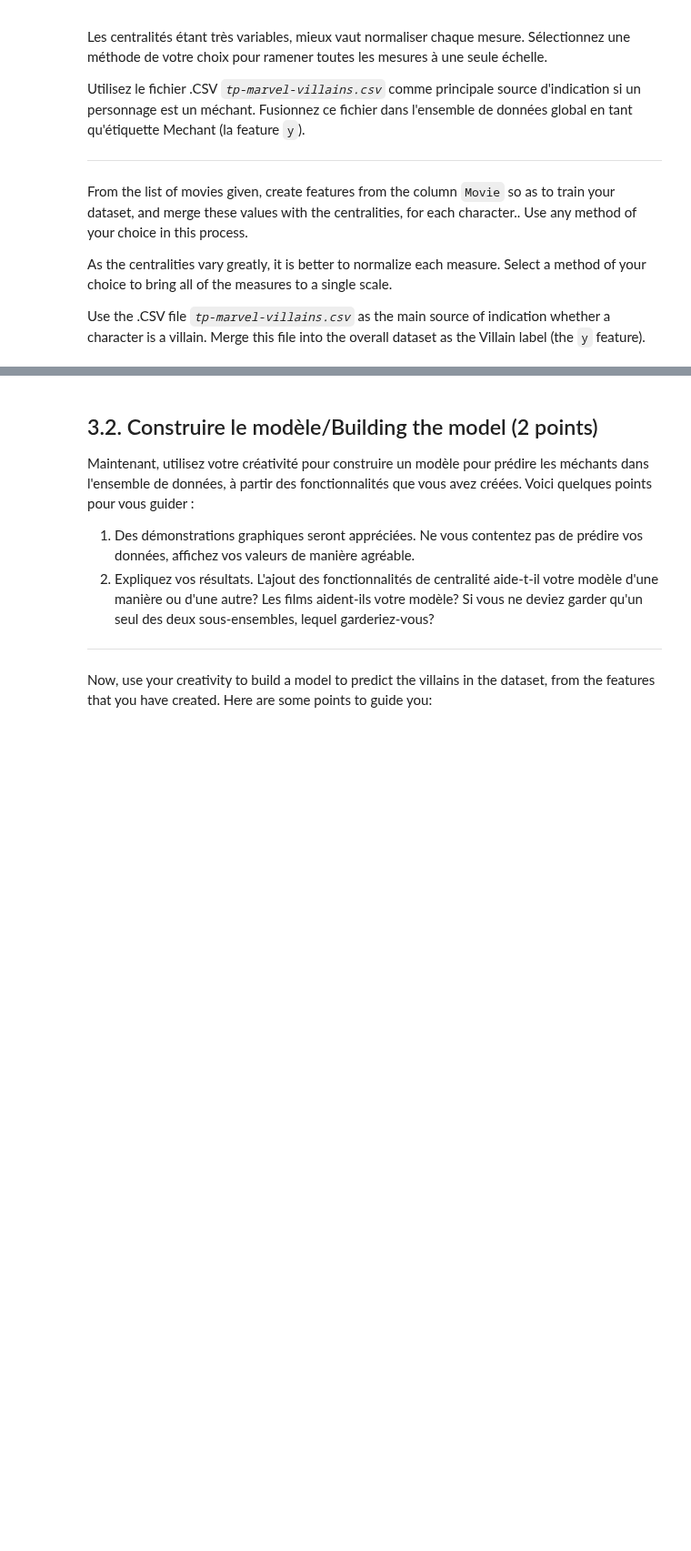
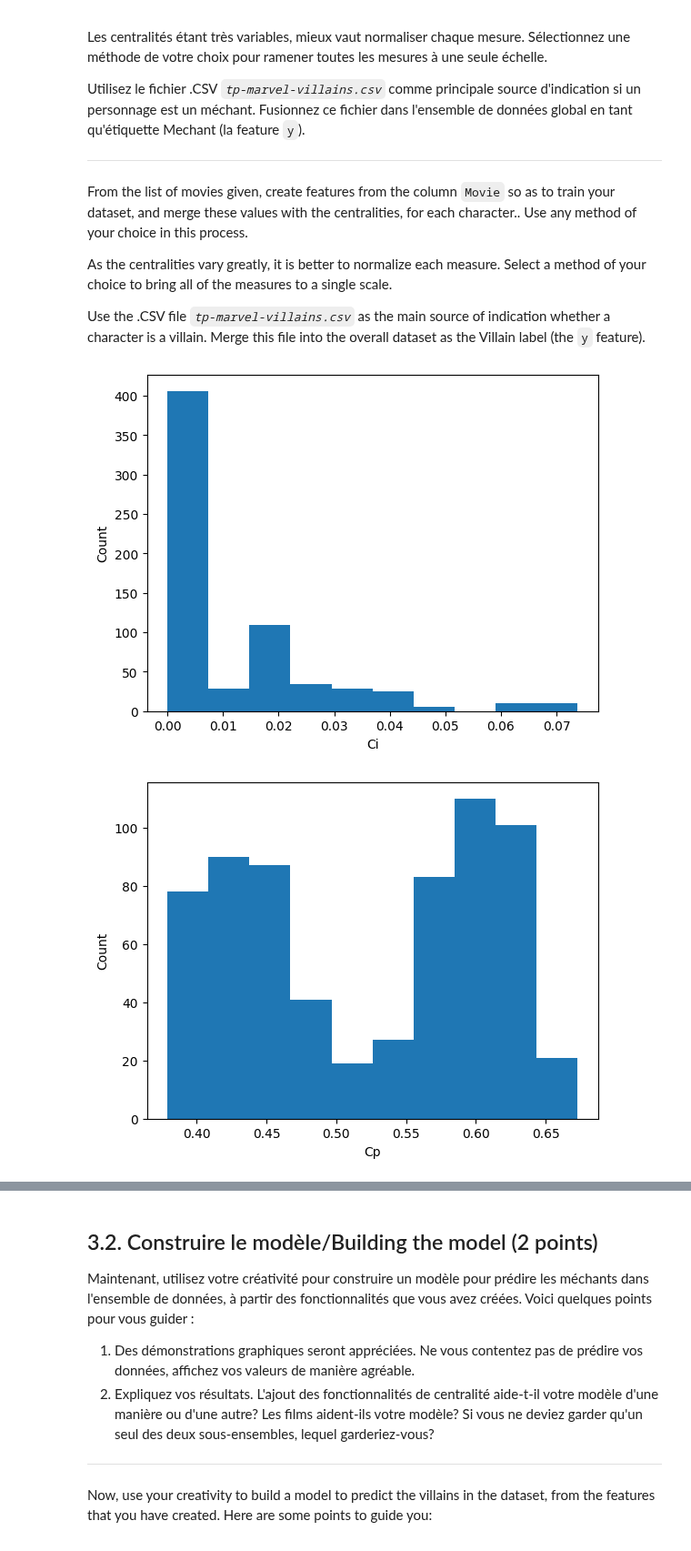
Before and after one commit to marcomudenge/Spark_GCP_Market_Basket_Analysis, a Jupyter notebook: TP3/TP3.ipynb, the cells around one changed output, grey strips where cells are left out. Shown at 91% size. Drawn from its saved outputs; the diff is of its cells as text; code cells hidden in the pictures; blank space fills up the shorter version.

```diff
--- a/TP3/TP3.ipynb
+++ b/TP3/TP3.ipynb
@@ -793,3 +795,13 @@ df_Ci_tot = pd.concat([df_Ci, df_Ci_2])
 marvel_data = pd.merge(left=marvel_data, right=df_Ci_tot, left_on='Hero_id', right_index=True)
 marvel_data = pd.merge(left=marvel_data, right=df_Cd, left_on='Hero_id', right_index=True)
 marvel_data = pd.merge(left=marvel_data, right=df_Cp, left_on='Hero_id', right_index=True)
+# %%
+# Plotting the distributions to know which normalization process to choose
+for feature in ["Ci", "Cp", "Cd"]:
+    plt.hist(marvel_data[feature])
+    plt.xlabel(feature)
+    plt.ylabel('Count')
+    plt.show()
+# %% [output]
+[figure, added]
+[figure, added]
```
Also changed, not shown: parts of 6 cells of this notebook.
